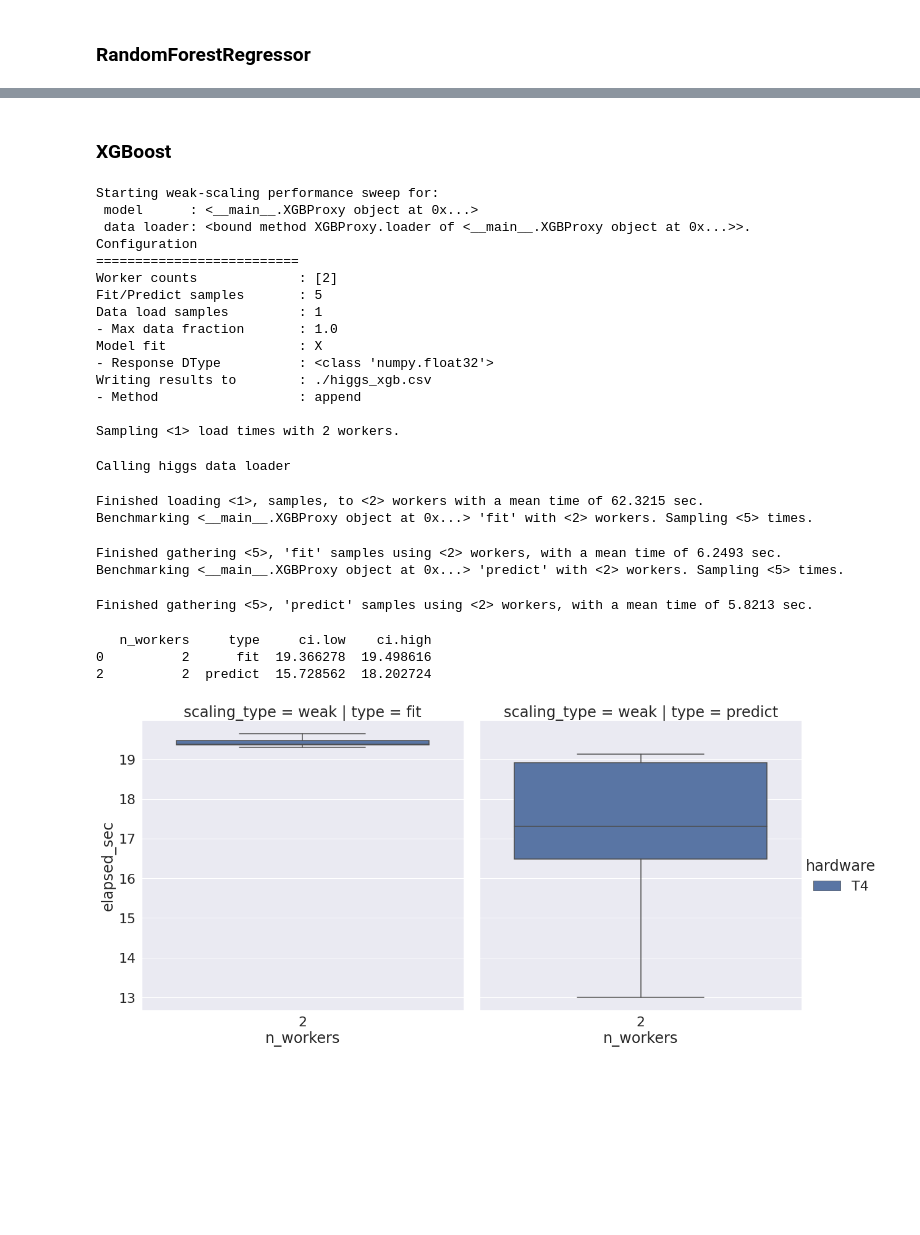
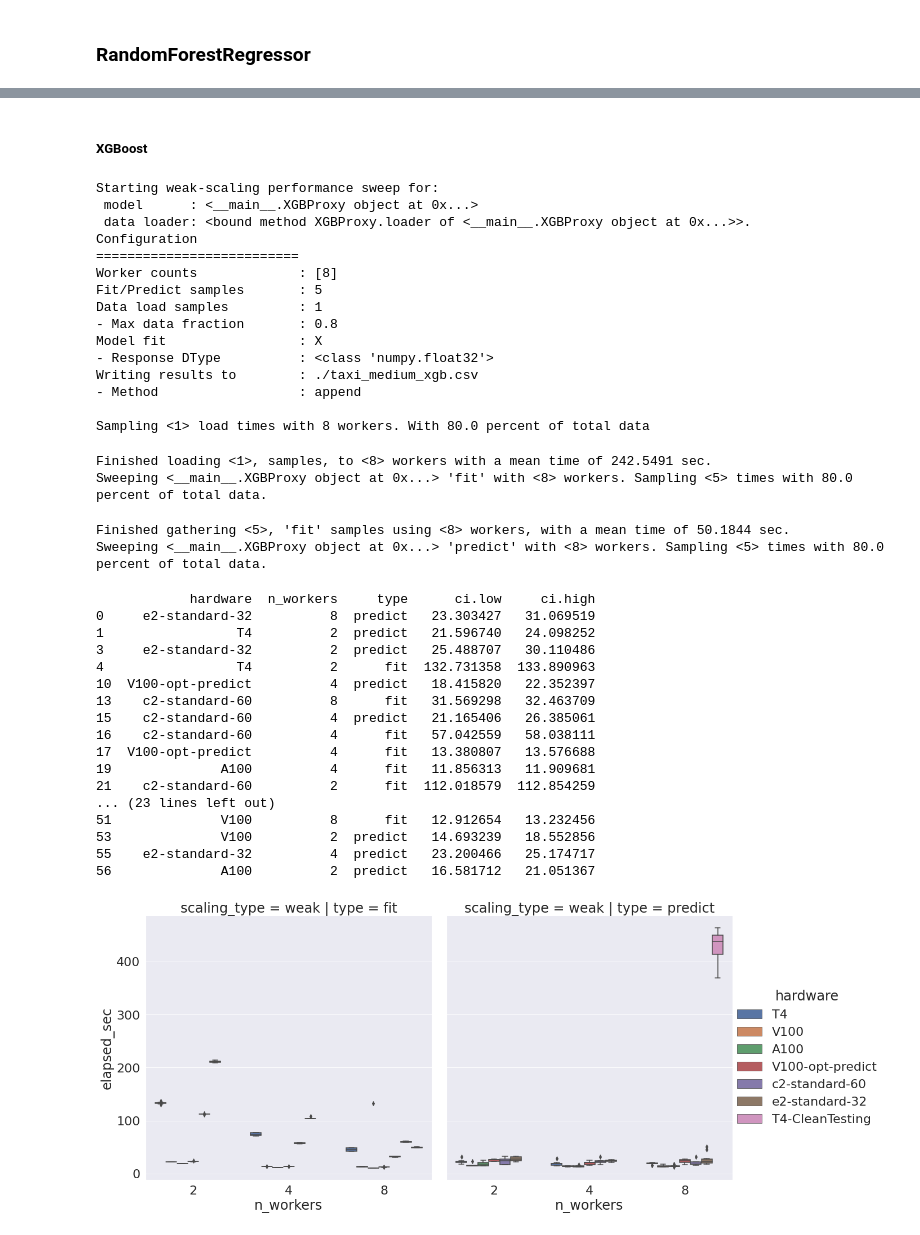
Before and after one commit to rapidsai/cloud-ml-examples, a Jupyter notebook: dask/kubernetes/Dask_cuML_Exploration.ipynb, the cells around one changed output, grey strips where cells are left out. Drawn from its saved outputs; the diff is of its cells as text; code cells hidden in the pictures; blank space fills up the shorter version.

Commit message:
Notebook cleanup, docs update, final worker/scheduler specifications

```diff
--- a/dask/kubernetes/Dask_cuML_Exploration.ipynb
+++ b/dask/kubernetes/Dask_cuML_Exploration.ipynb
@@ -762,5 +784,5 @@ visualize_csv_data(rf_csv_path)
 # %% [markdown]
-### XGBoost
+##### XGBoost
 # %%
 import xgboost as xgb
 
@@ -793,6 +815,7 @@ class XGBProxy():
         Wrap the data loader method so that it creates a DMatrix from the returned data.
         """
         df, X, y = self.data_loader(client, response_dtype, fraction, random_state)
+        self.X = X
         dmatrix = xgb.dask.DaskDMatrix(client, X, y)
 
         return dmatrix, dmatrix, dmatrix
@@ -816,13 +839,13 @@ class XGBProxy():
         self.trained_model = xgb.dask.train(*self.args,
                               dtrain=X,
                               evals=[(X, 'train')],
-                              **self.kwargs)
+                              **self.kwargs)['booster']
         return self
 
     def predict(self, X):
         assert(self.trained_model)
 
-        return xgb.dask.predict(*self.args, self.trained_model, X)
+        return xgb.dask.inplace_predict(*self.args, self.trained_model, self.X)
 
 
 xgb_proxy = XGBProxy(data_loader)
@@ -845,26 +868,39 @@ Starting weak-scaling performance sweep for:
  data loader: <bound method XGBProxy.loader of <__main__.XGBProxy object at 0x...>>.
 Configuration
 ==========================
-Worker counts             : [2]
+Worker counts             : [8]
 Fit/Predict samples       : 5
 Data load samples         : 1
-- Max data fraction       : 1.0
+- Max data fraction       : 0.8
 Model fit                 : X
 - Response DType          : <class 'numpy.float32'>
-Writing results to        : ./higgs_xgb.csv
+Writing results to        : ./taxi_medium_xgb.csv
 - Method                  : append
 
-Sampling <1> load times with 2 workers.
+Sampling <1> load times with 8 workers. With 80.0 percent of total data
-Calling higgs data loader
+Finished loading <1>, samples, to <8> workers with a mean time of 242.5491 sec.
+Sweeping <__main__.XGBProxy object at 0x...> 'fit' with <8> workers. Sampling <5> times with 80.0 percent of total data.
-Finished loading <1>, samples, to <2> workers with a mean time of 62.3215 sec.
-Benchmarking <__main__.XGBProxy object at 0x...> 'fit' with <2> workers. Sampling <5> times.
+Finished gathering <5>, 'fit' samples using <8> workers, with a mean time of 50.1844 sec.
+Sweeping <__main__.XGBProxy object at 0x...> 'predict' with <8> workers. Sampling <5> times with 80.0 percent of total data.
-Finished gathering <5>, 'fit' samples using <2> workers, with a mean time of 6.2493 sec.
-Benchmarking <__main__.XGBProxy object at 0x...> 'predict' with <2> workers. Sampling <5> times.
-Finished gathering <5>, 'predict' samples using <2> workers, with a mean time of 5.8213 sec.
-# %%
-visualize_csv_data(xgb_csv_path)
-# %% [output]
-   n_workers     type     ci.low    ci.high
-0          2      fit  19.366278  19.498616
-2          2  predict  15.728562  18.202724
-[figure, removed]
+# %%
+xgb_csv_path = f'./{out_prefix}_xgb.csv'
+visualize_csv_data(xgb_csv_path)
+# %% [output]
+            hardware  n_workers     type      ci.low     ci.high
+0     e2-standard-32          8  predict   23.303427   31.069519
+1                 T4          2  predict   21.596740   24.098252
+3     e2-standard-32          2  predict   25.488707   30.110486
+4                 T4          2      fit  132.731358  133.890963
+10  V100-opt-predict          4  predict   18.415820   22.352397
+13    c2-standard-60          8      fit   31.569298   32.463709
+15    c2-standard-60          4  predict   21.165406   26.385061
+16    c2-standard-60          4      fit   57.042559   58.038111
+17  V100-opt-predict          4      fit   13.380807   13.576688
+19              A100          4      fit   11.856313   11.909681
+21    c2-standard-60          2      fit  112.018579  112.854259
+... (23 lines left out)
+51              V100          8      fit   12.912654   13.232456
+53              V100          2  predict   14.693239   18.552856
+55    e2-standard-32          4  predict   23.200466   25.174717
+56              A100          2  predict   16.581712   21.051367
+[figure, added]
```
Also changed, not shown: parts of 17 cells of this notebook, 5 other files.
